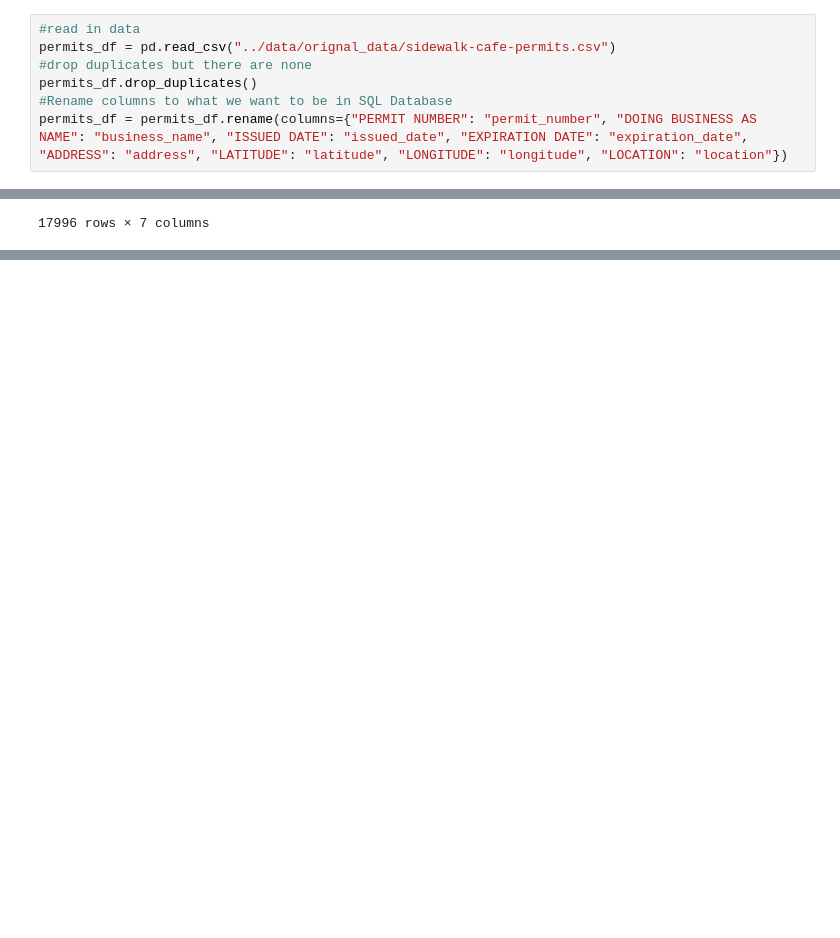
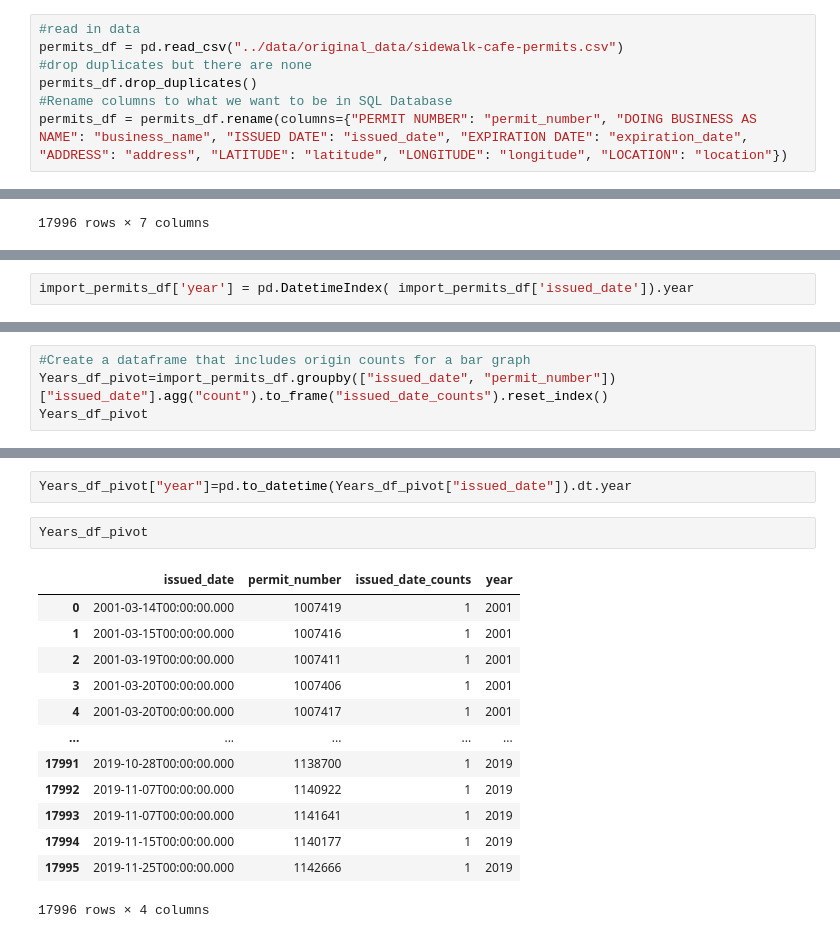
Before and after one commit to williamwall96/Chicago_sidewalk_permits, a Jupyter notebook: data_cleanup/data.ipynb, the cells around one changed output, grey strips where cells are left out. Drawn from its saved outputs; the diff is of its cells as text; blank space fills up the shorter version.

Commit message:
create column for years

```diff
--- a/data_cleanup/data.ipynb
+++ b/data_cleanup/data.ipynb
@@ -8,7 +8,7 @@ from sqlalchemy import create_engine
 from sqlalchemy import func
 # %%
 #read in data
-permits_df = pd.read_csv("../data/orignal_data/sidewalk-cafe-permits.csv")
+permits_df = pd.read_csv("../data/original_data/sidewalk-cafe-permits.csv")
 #drop duplicates but there are none
 permits_df.drop_duplicates()
 #Rename columns to what we want to be in SQL Database
@@ -136,0 +156,2 @@ select * from past_permits as p;
+# %%
+import_permits_df['year'] = pd.DatetimeIndex( import_permits_df['issued_date']).year
@@ -136,0 +167,4 @@ select * from past_permits as p;
+# %%
+#Create a dataframe that includes origin counts for a bar graph
+Years_df_pivot=import_permits_df.groupby(["issued_date", "permit_number"])["issued_date"].agg("count").to_frame("issued_date_counts").reset_index()
+Years_df_pivot
@@ -136,0 +200,18 @@ select * from past_permits as p;
+# %%
+Years_df_pivot["year"]=pd.to_datetime(Years_df_pivot["issued_date"]).dt.year
+# %%
+Years_df_pivot
+# %% [output]
+|  | issued_date | permit_number | issued_date_counts | year |
+| 0 | 2001-03-14T00:00:00.000 | 1007419 | 1 | 2001 |
+| 1 | 2001-03-15T00:00:00.000 | 1007416 | 1 | 2001 |
+| 2 | 2001-03-19T00:00:00.000 | 1007411 | 1 | 2001 |
+| 3 | 2001-03-20T00:00:00.000 | 1007406 | 1 | 2001 |
+| 4 | 2001-03-20T00:00:00.000 | 1007417 | 1 | 2001 |
+| ... | ... | ... | ... | ... |
+| 17991 | 2019-10-28T00:00:00.000 | 1138700 | 1 | 2019 |
+| 17992 | 2019-11-07T00:00:00.000 | 1140922 | 1 | 2019 |
+| 17993 | 2019-11-07T00:00:00.000 | 1141641 | 1 | 2019 |
+| 17994 | 2019-11-15T00:00:00.000 | 1140177 | 1 | 2019 |
+| 17995 | 2019-11-25T00:00:00.000 | 1142666 | 1 | 2019 |
+17996 rows × 4 columns
```
Also changed, not shown: parts of 19 cells of this notebook, 2 other files.
